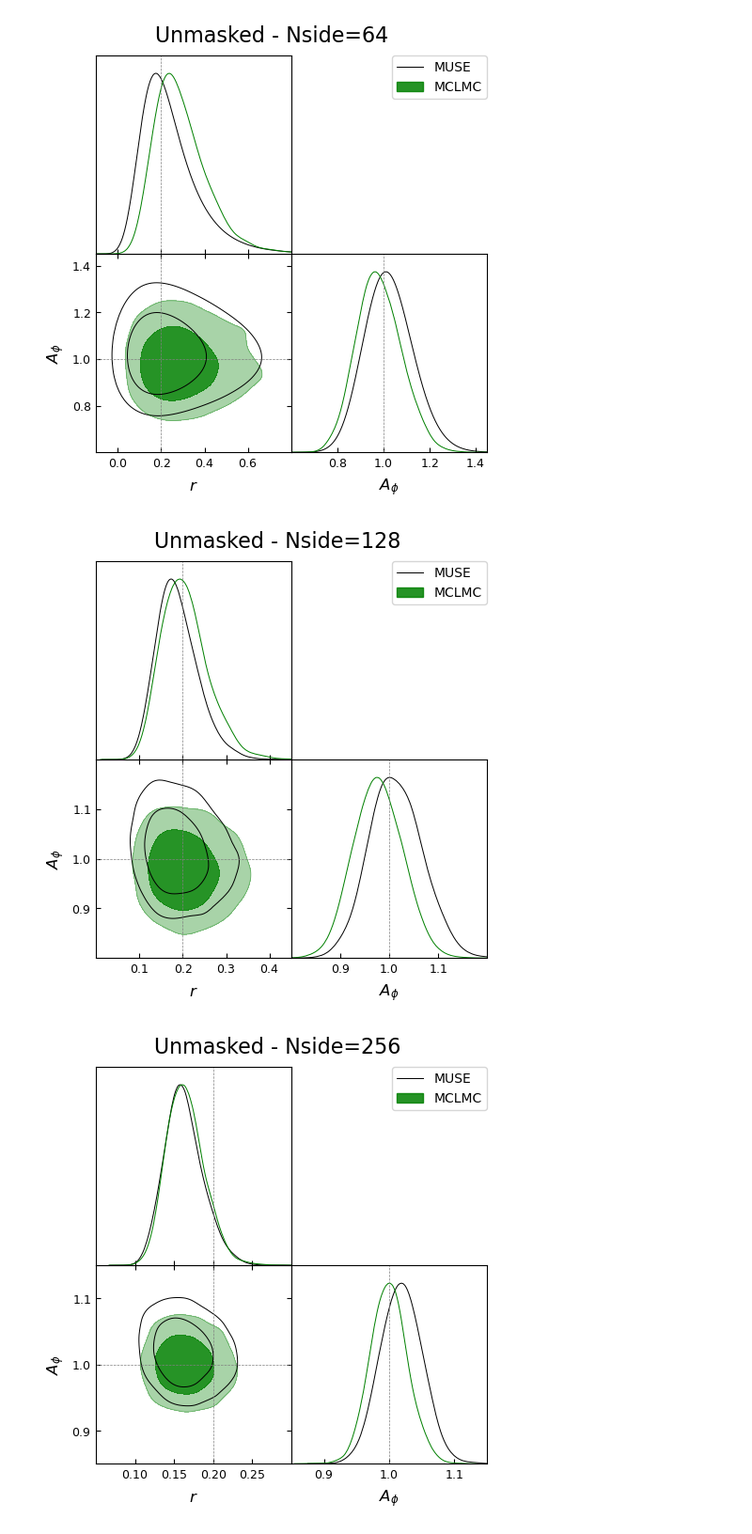
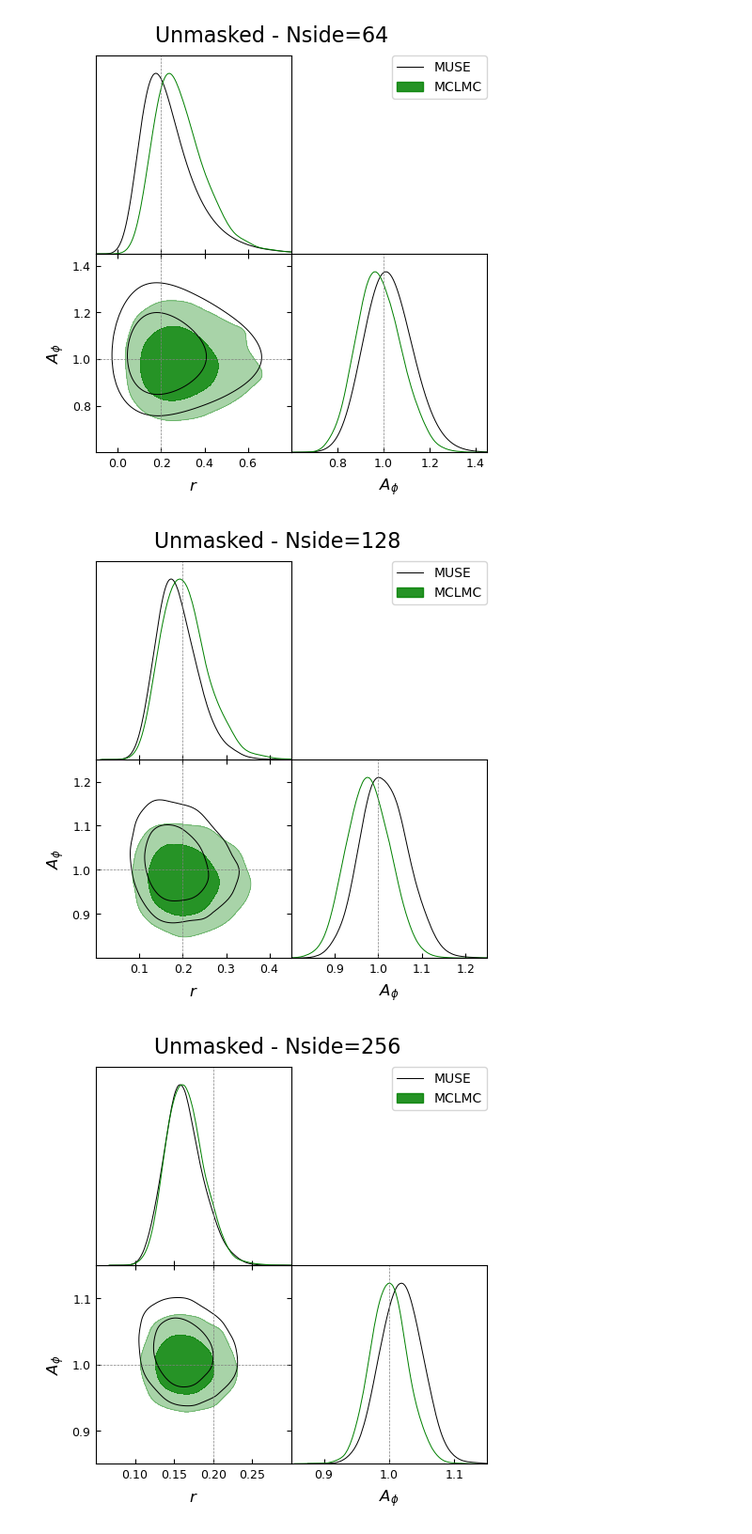
Before and after one commit to JaimeRZP/CMBLensingInferenceTestProblem, a Jupyter notebook: plotting/plotting_noHMC.ipynb, the cells around one changed output. Shown at 94% size. Saved outputs shown, nothing was run; the diff lists cells and outputs as text; code cells hidden in the pictures.

```diff
--- a/plotting/plotting_noHMC.ipynb
+++ b/plotting/plotting_noHMC.ipynb
@@ -370,14 +375,14 @@ g.add_text('Unmasked - Nside=64', x=-0.7, y=2.1, fontsize=16, color='black')
 # %%
 g = plots.getSubplotPlotter(subplot_size=2.5)
 g.triangle_plot([MUSE_chain_128, MCHMC_chain_128], ['r', 'Aphi'],
            markers={'r':0.2, 'Aphi':1.0},
            contour_colors=['black', 'green'], ls=['-','-'],
-           filled=[False, True], param_limits={'r':[0., 0.45], 'Aphi':[0.8, 1.2]},
+           filled=[False, True], param_limits={'r':[0., 0.45], 'Aphi':[0.8, 1.25]},
            legend_labels=['MUSE', 'MCLMC'])
 g.add_text('Unmasked - Nside=128', x=-0.7, y=2.1, fontsize=16, color='black')
 #plt.savefig('/mnt/c/Users/jaime/Desktop/mchmc_lensing/unmasked_triangle_128.pdf', bbox_inches='tight')
 # %% [output]
-[figure, old version]
+[figure, new version]
 # %%
 g = plots.getSubplotPlotter(subplot_size=2.5)
 g.triangle_plot([MUSE_chain_256, MCHMC_chain_256], ['r', 'Aphi'],
```
Also changed, not shown: parts of 12 cells of this notebook.
